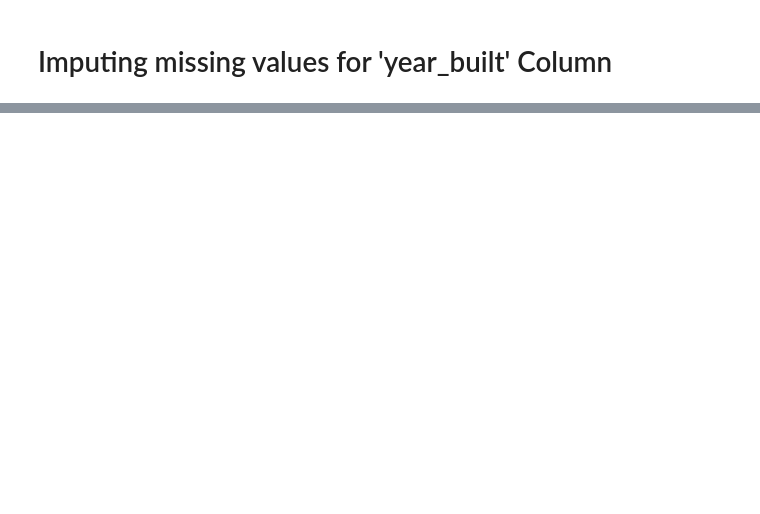
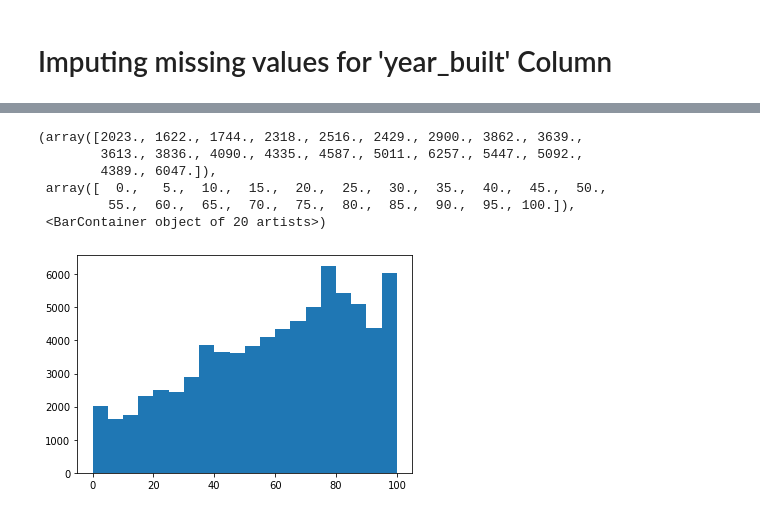
Before and after one commit to SadiqueAbdullah/WIDS_Datathon2022, a Jupyter notebook: wids-datathon2022.ipynb, the cells around one changed output, grey strips where cells are left out. Saved outputs shown, nothing was run; the diff lists cells and outputs as text; code cells hidden in the pictures; blank space fills up the shorter version.

```diff
--- a/wids-datathon2022.ipynb
+++ b/wids-datathon2022.ipynb
@@ -474,0 +542,3 @@ Name: year_built, dtype: float64
+# %%
+#Splitting data in Train & Test
+X_train,X_test,y_train,y_test= train_test_split(X, y, train_size=0.8, random_state=42)
@@ -474,0 +572,8 @@ Name: year_built, dtype: float64
+# %%
+testdf=testdf.drop('energy_star_rating',1)
+pred = regr.predict(testdf)
+# %%
+testdf['energy_star_rating']= pred
+data_2 = [traindf, testdf]
+data_1 = pd.concat(data_2)
+data_1.describe()
@@ -474,0 +591,10 @@ Name: year_built, dtype: float64
+# %%
+plt.hist(data_1['energy_star_rating'], bins=20)
+# %% [output]
+(array([2023., 1622., 1744., 2318., 2516., 2429., 2900., 3862., 3639.,
+        3613., 3836., 4090., 4335., 4587., 5011., 6257., 5447., 5092.,
+        4389., 6047.]),
+ array([  0.,   5.,  10.,  15.,  20.,  25.,  30.,  35.,  40.,  45.,  50.,
+         55.,  60.,  65.,  70.,  75.,  80.,  85.,  90.,  95., 100.]),
+ <BarContainer object of 20 artists>)
+[figure, added]
```
Also changed, not shown: parts of 15 cells of this notebook.
